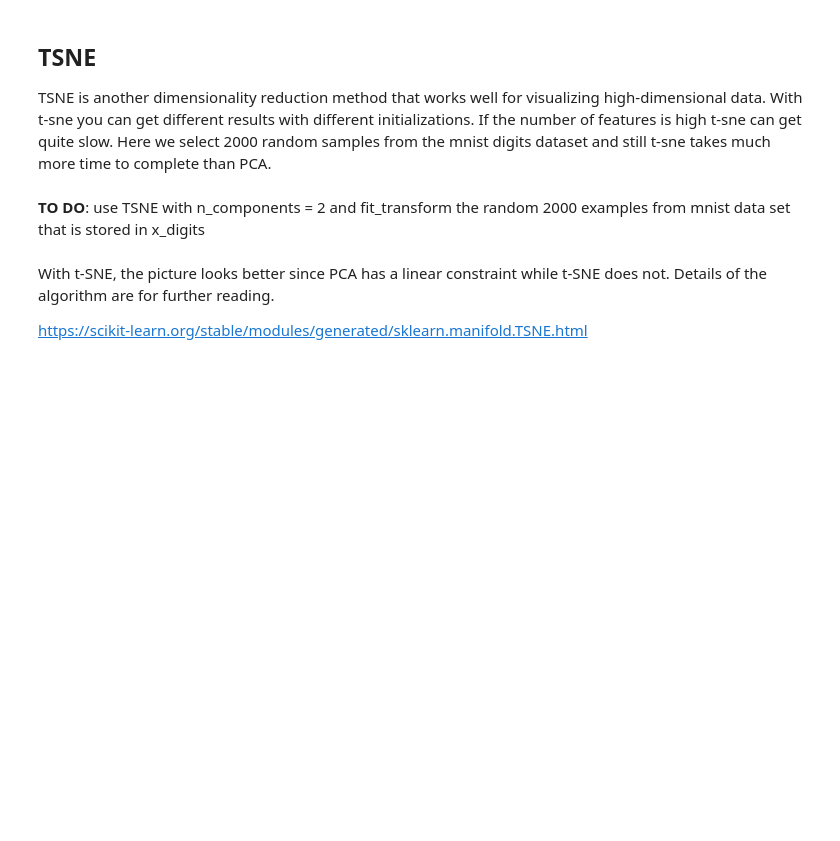
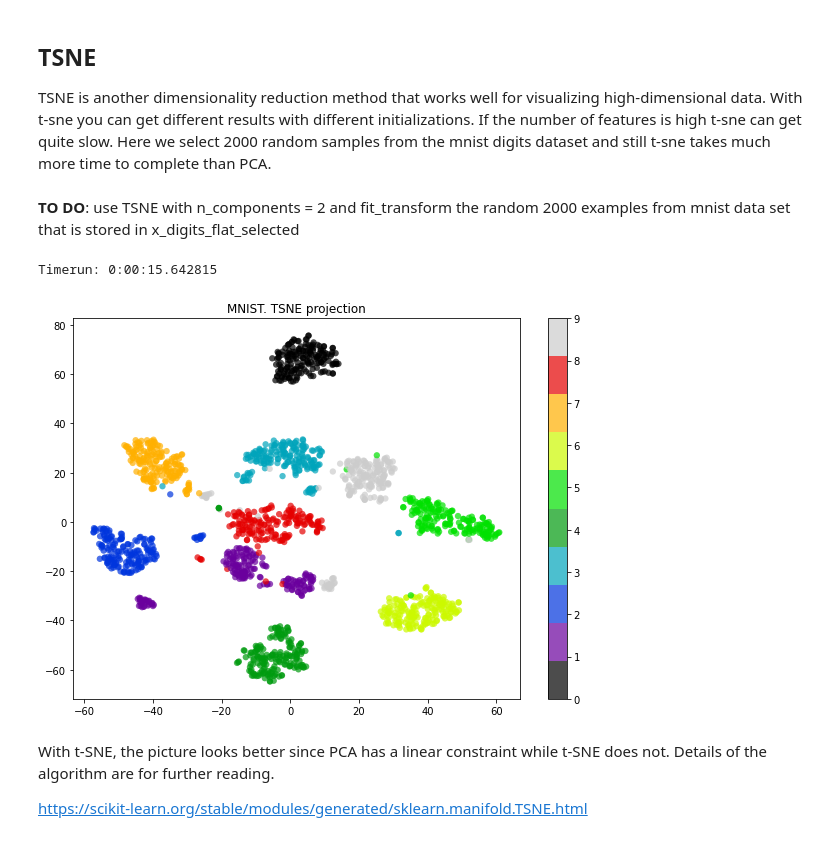
Before and after one commit to rsouza/IntroDataScience, a Jupyter notebook: 2_virtual_classroom_materials/day_5_supervised_unsupervised_learning/2_unsupervised_learning/2_dimensionality_reduction.ipynb, the cells around one changed output. Cells and saved outputs as stored; diff of their text form; code cells hidden in the pictures; blank space fills up the shorter version.

```diff
--- a/2_virtual_classroom_materials/day_5_supervised_unsupervised_learning/2_unsupervised_learning/2_dimensionality_reduction.ipynb
+++ b/2_virtual_classroom_materials/day_5_supervised_unsupervised_learning/2_unsupervised_learning/2_dimensionality_reduction.ipynb
@@ -193,20 +242,22 @@ TSNE is another dimensionality reduction method that works well for visualizing
 from sklearn.manifold import TSNE
 from datetime import datetime as dt
 # %% [markdown]
-__TO DO__: use TSNE with n_components = 2 and fit_transform the random 2000 examples from mnist data set that is stored in x_digits
+__TO DO__: use TSNE with n_components = 2 and fit_transform the random 2000 examples from mnist data set that is stored in x_digits_flat_selected
 # %%
 # Task
 
 t1 = dt.now()
-
-x_embedded = # your code here
-
+x_embedded = TSNE(n_components=2).fit_transform(x_digits)
+plt.figure(figsize=(10,7))
 plt.scatter(x_embedded[:, 0], x_embedded[:, 1], c=y_digits,
             edgecolor='none', alpha=0.7, s=40,
             cmap=plt.cm.get_cmap('nipy_spectral', 10))
 plt.colorbar()
 plt.title('MNIST. TSNE projection');
 print(f'Timerun: {dt.now()-t1}')
+# %% [output]
+Timerun: 0:00:15.642815
+[figure, added]
 # %% [markdown]
 With t-SNE, the picture looks better since PCA has a linear constraint while t-SNE does not. Details of the algorithm are for further reading.
 
```
Also changed, not shown: parts of 39 cells of this notebook, 6 other files.
